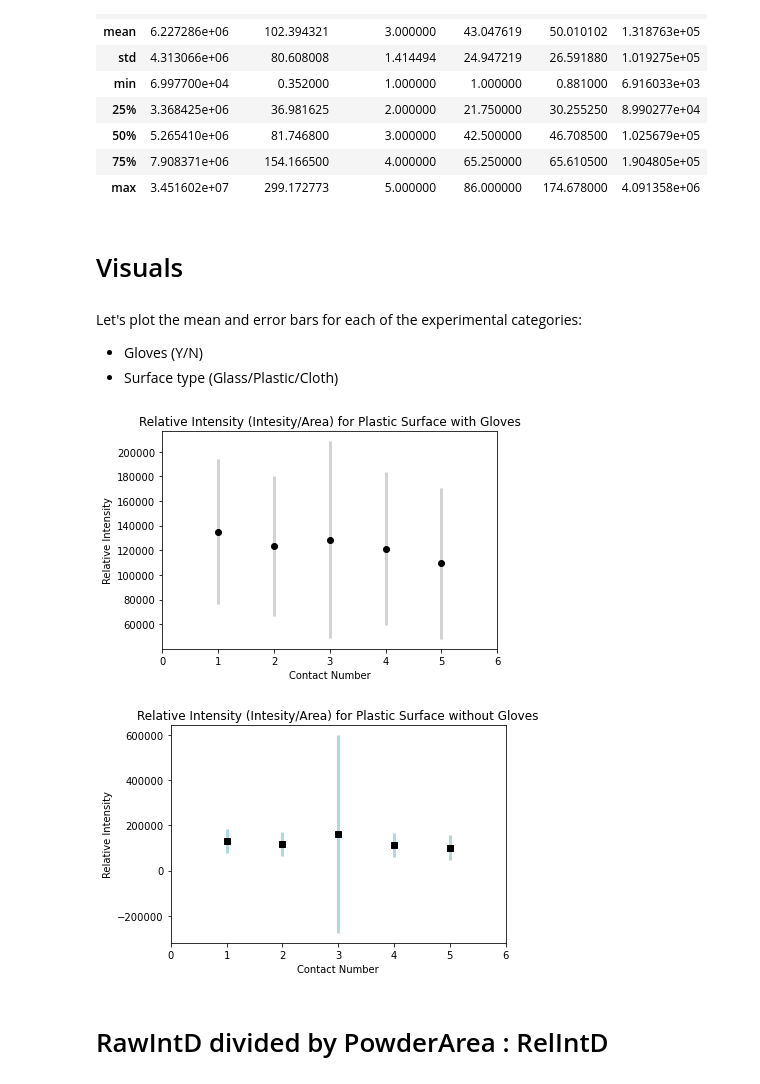
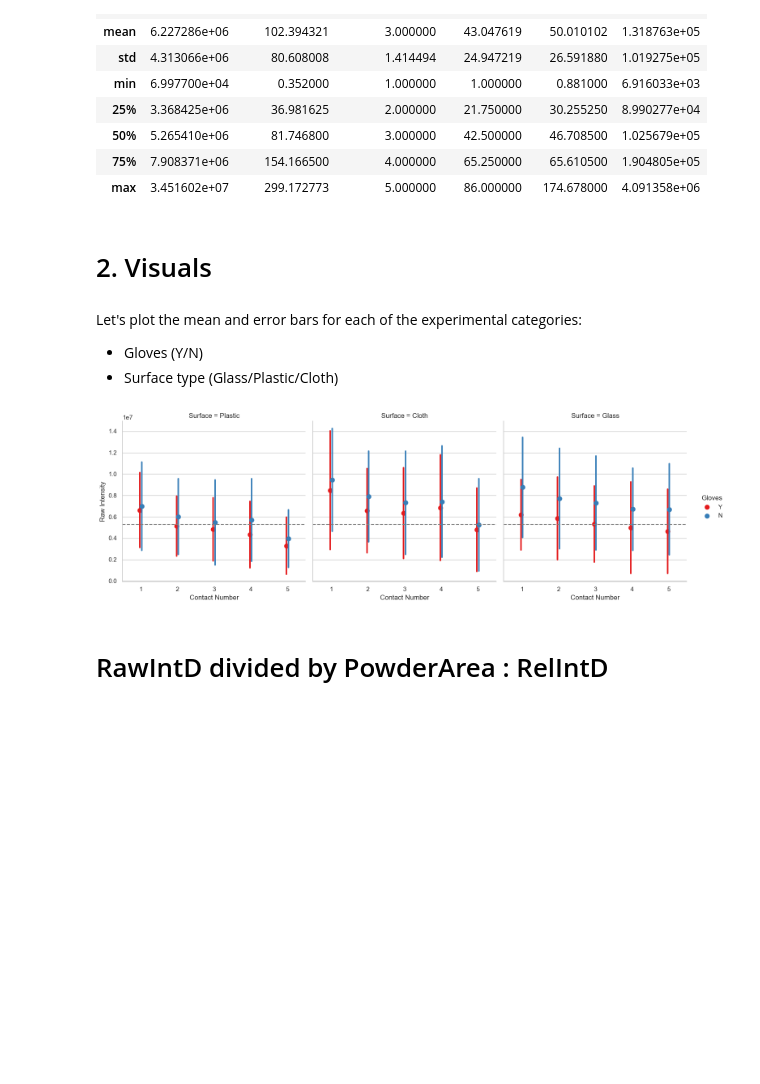
Before and after one commit to MarcoFelipeKing/yi_contact_expt, a Jupyter notebook: src/Yi_pyABC.ipynb, the cells around one changed output. Cells and saved outputs as stored; diff of their text form; code cells hidden in the pictures; blank space fills up the shorter version.

```diff
--- a/src/Yi_pyABC.ipynb
+++ b/src/Yi_pyABC.ipynb
@@ -69,7 +74,7 @@ data.describe()
 | 75% | 7.908371e+06 | 154.166500 | 4.000000 | 65.250000 | 65.610500 | 1.904805e+05 |
 | max | 3.451602e+07 | 299.172773 | 5.000000 | 86.000000 | 174.678000 | 4.091358e+06 |
 # %% [markdown]
-# Visuals
+# 2. Visuals
 # %% [markdown]
 Let's plot the mean and error bars for each of the experimental categories:
 - Gloves (Y/N)
@@ -77,33 +82,42 @@ Let's plot the mean and error bars for each of the experimental categories:
 # %%
 # plot RawIntD for each ContactNumber for Plastic and Y gloves with error bars and N gloves with error bars on the same graph
 
-
+"""Plotting the data for each ContactNumber for Plastic and Y gloves with error bars and N gloves with error bars on the same graph
 fig, ax = plt.subplots()
-ax.errorbar(data.loc[(data['Surface'] == 'Plastic') & (data['Gloves'] == 'Y')].groupby('ContactNumber')['RelIntD'].mean().index,
-            data.loc[(data['Surface'] == 'Plastic') & (data['Gloves'] == 'Y')].groupby('ContactNumber')['RelIntD'].mean(),
-            yerr=data.loc[(data['Surface'] == 'Plastic') & (data['Gloves'] == 'Y')].groupby('ContactNumber')['RelIntD'].std(),
+ax.errorbar(data.loc[(data['Surface'] == 'Plastic') & (data['Gloves'] == 'Y')].groupby('ContactNumber')['RawIntD'].mean().index,
+            data.loc[(data['Surface'] == 'Plastic') & (data['Gloves'] == 'Y')].groupby('ContactNumber')['RawIntD'].mean(),
+            yerr=data.loc[(data['Surface'] == 'Plastic') & (data['Gloves'] == 'Y')].groupby('ContactNumber')['RawIntD'].std(),
             fmt='o', color='black', ecolor='lightgray', elinewidth=3, capsize=0)
 # add dodge between the two error bars
 ax.set_xlim(0, 6)
 ax.set_xlabel('Contact Number')
 ax.set_ylabel('Relative Intensity')
 ax.set_title('Relative Intensity (Intesity/Area) for Plastic Surface with Gloves')
 plt.show()
 
 # plot RawIntD for each ContactNumber for Plastic and N gloves with error bars
 fig, ax = plt.subplots()
-ax.errorbar(data.loc[(data['Surface'] == 'Plastic') & (data['Gloves'] == 'N')].groupby('ContactNumber')['RelIntD'].mean().index,
-            data.loc[(data['Surface'] == 'Plastic') & (data['Gloves'] == 'N')].groupby('ContactNumber')['RelIntD'].mean(),
-            yerr=data.loc[(data['Surface'] == 'Plastic') & (data['Gloves'] == 'N')].groupby('ContactNumber')['RelIntD'].std(),
+ax.errorbar(data.loc[(data['Surface'] == 'Plastic') & (data['Gloves'] == 'N')].groupby('ContactNumber')['RawIntD'].mean().index,
+            data.loc[(data['Surface'] == 'Plastic') & (data['Gloves'] == 'N')].groupby('ContactNumber')['RawIntD'].mean(),
+            yerr=data.loc[(data['Surface'] == 'Plastic') & (data['Gloves'] == 'N')].groupby('ContactNumber')['RawIntD'].std(),
             fmt='s', color='black', ecolor='lightblue', elinewidth=3, capsize=0)
 # add dodge between the two error bars
 ax.set_xlim(0, 6)
 ax.set_xlabel('Contact Number')
 ax.set_ylabel('Relative Intensity')
 ax.set_title('Relative Intensity (Intesity/Area) for Plastic Surface without Gloves')
 plt.show()
+"""
+
+# Use seaborn to plot the data for each ContactNumber for Plastic and Y gloves with error bars and N gloves with error bars on the same graph
+import seaborn as sns
+sns.set(style="whitegrid")
+# use catplot to plot the data for each ContactNumber for Plastic and Y gloves with error bars and N gloves with error bars on the same graph
+g=sns.catplot(x='ContactNumber', y='RawIntD', hue='Gloves', col='Surface', data=data, kind='point', ci='sd', dodge=True, join=False, palette='Set1')
+g.set_axis_labels('Contact Number', 'Raw Intensity')
+g.refline(y=data["RawIntD"].median())
+plt.show()
 # %% [output]
-[figure, old version]
+[figure, new version]
-[figure, removed]
 # %% [markdown]
 # RawIntD divided by PowderArea : RelIntD
```
Also changed, not shown: parts of 39 cells of this notebook, 1 other file.
